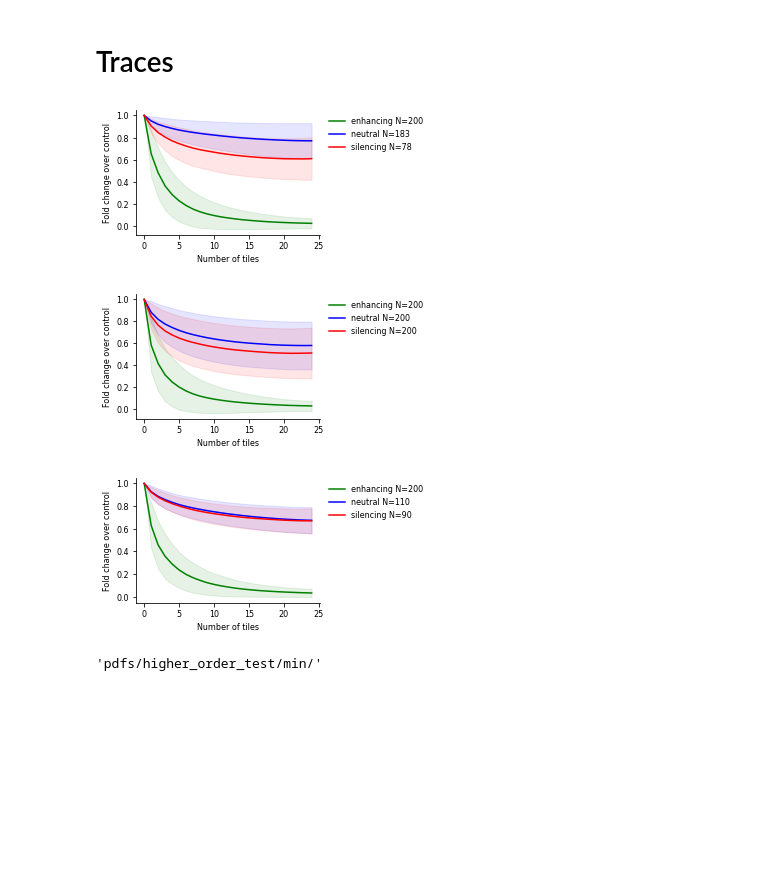
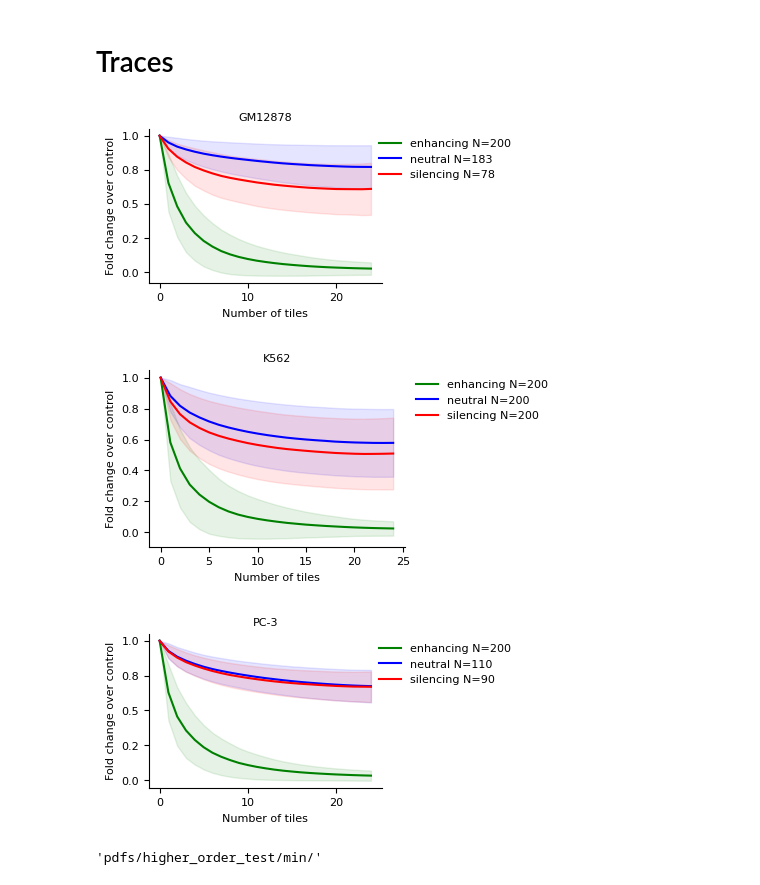
Before and after one commit to p-koo/creme-nn, a Jupyter notebook: figures/enhancer_greedy_search.ipynb, the cells around one changed output. Drawn from its saved outputs; the diff is of its cells as text; code cells hidden in the pictures; blank space fills up the shorter version.

```diff
--- a/figures/enhancer_greedy_search.ipynb
+++ b/figures/enhancer_greedy_search.ipynb
@@ -42,8 +42,7 @@ for (context, cell_line), context_maps in location_maps.groupby(['context', 'cel
     g.ax_marg_y.cla()
     g.ax_marg_x.cla()
     sns.heatmap(data=df['Selected'].to_numpy().reshape(D, H).T.astype('float'), edgecolor="none",
-                linewidth=0, ax=g.ax_joint, cbar=False, cmap='Purples', rasterized=True,
-               yticklabels=False, xticklabels=False)
+                linewidth=0, ax=g.ax_joint, cbar=False, cmap='Purples', rasterized=True, yticklabels=False)
 
     # g.ax_marg_y.barh(np.arange(0.5, H), df.groupby(['hour'])['Cost Dif.'].sum().to_numpy(), color='navy')
     g.ax_marg_x.bar(np.arange(0.5, D), df.groupby(['position'])['Selected'].sum().to_numpy(), color='purple')
@@ -89,33 +90,40 @@ all_traces = pd.read_csv(f'{summary_csv_dir}/{optimization_name}_traces.csv', in
 # %%
 fontsize=8
 color_map = {'enhancing': 'g', 'neutral':'b', 'silencing':'r'}
 for (cell_line), all_context_data in all_traces.groupby('cell_line'):
+    if cell_line == 'K562':
+        fig, ax = plt.subplots(1, 1, figsize=[3.3,2.3])
+    else:
+        fig, ax = plt.subplots(1, 1, figsize=[3, 2])
 
-    fig, ax = plt.subplots(1, 1, figsize=[3.3,2.3])
     for context, data in all_context_data.groupby('context'):
         data = data['trace'].values.reshape((data.shape[0]//N_iters, N_iters))
 
         mean = data.mean(axis=0)
         std = data.std(axis=0)
         color = color_map[context]
         ax.plot(mean, c=color, alpha=1, label=f'{context} N={data.shape[0]}')
         ax.fill_between(range(data.shape[1]), mean-std, mean+std, alpha=0.1, color=color)
 
     plt.legend(frameon=False, bbox_to_anchor=[1.6,1], fontsize=fontsize)
     ax.spines['top'].set_visible(False)
     ax.spines['right'].set_visible(False)
 
     plt.setp(ax.get_xticklabels(), fontsize=fontsize)
     plt.setp(ax.get_yticklabels(), fontsize=fontsize)
     plt.yticks(fontsize=fontsize)
     plt.xticks(fontsize=fontsize)
+    plt.title(cell_line, fontsize=fontsize)
+    ax.yaxis.set_major_formatter(FormatStrFormatter('%.1f'))
+
+
     plt.xlabel('Number of tiles', fontsize=fontsize)
     plt.ylabel('Fold change over control', fontsize=fontsize)
-    fig.savefig(f'{pdf_dir}/{cell_line}_enhancer_search.pdf')
+    fig.savefig(f'{pdf_dir}/{cell_line}_enhancer_search.pdf', bbox_inches='tight')
 # %% [output]
-[figure, old version]
+[figure, new version]
-[figure, old version]
+[figure, new version]
-[figure, old version]
+[figure, new version]
 # %%
 pdf_dir
 # %% [output]
```
Also changed, not shown: parts of 2 cells of this notebook, 4 other files.
